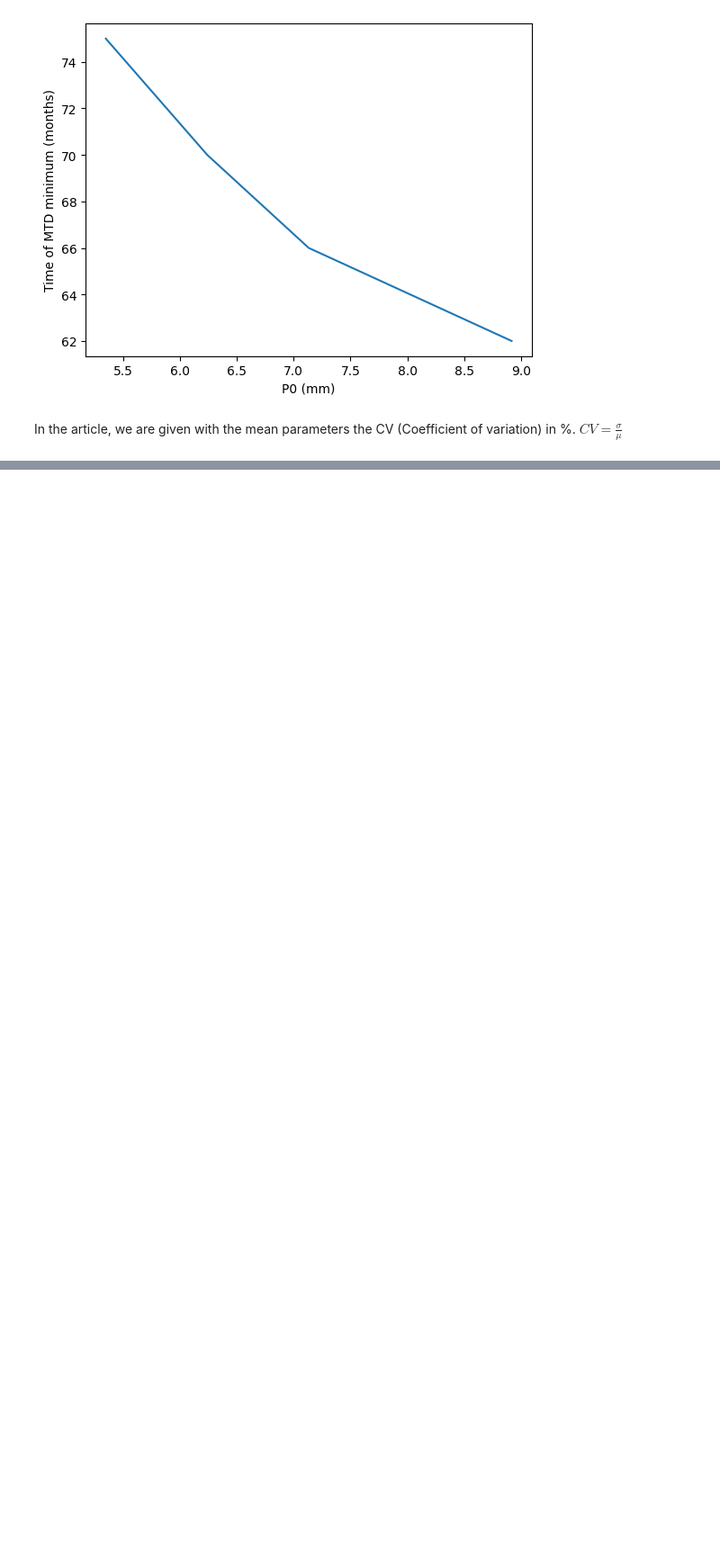
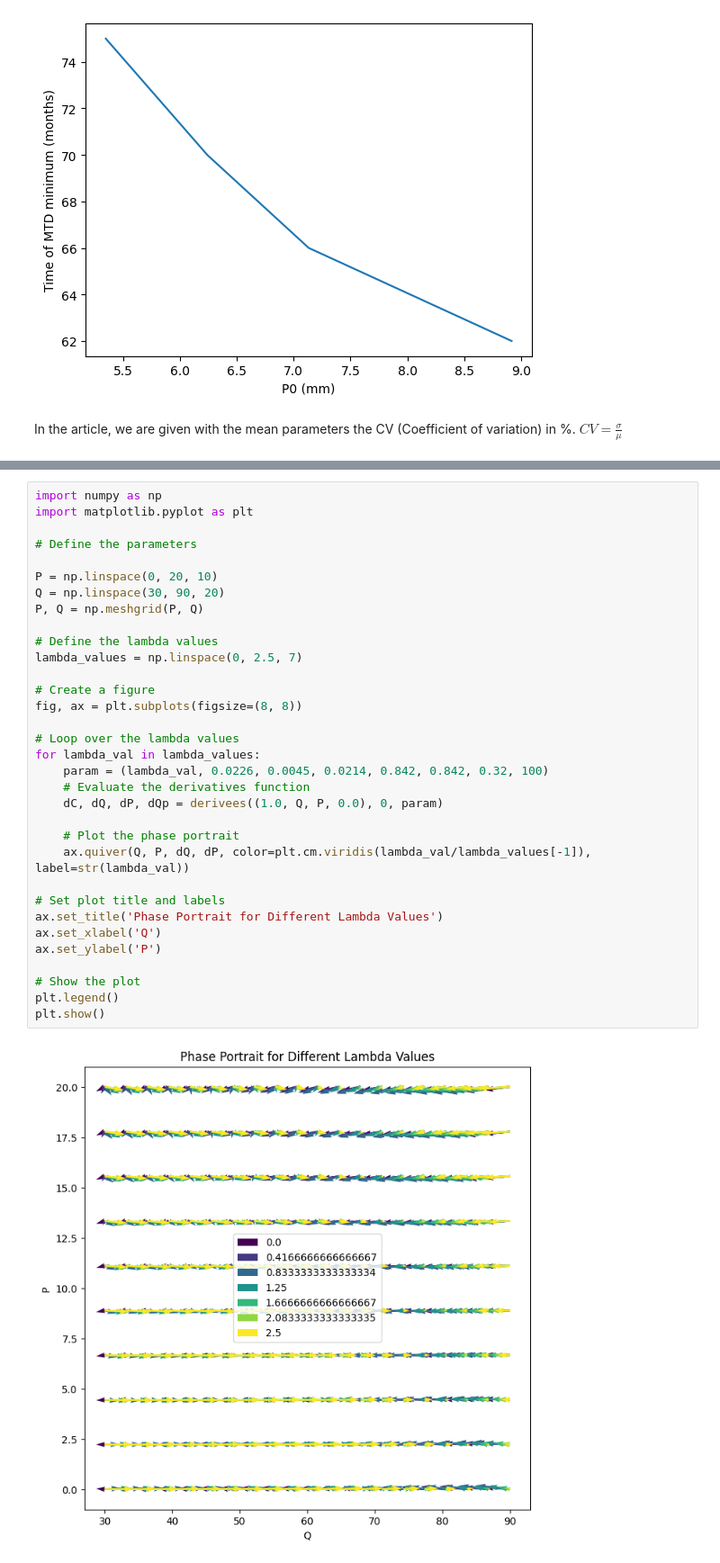
Before and after one commit to ambrejaeger/TP-M2, a Jupyter notebook: TP_parameters_exploration.ipynb, the cells around one changed output, grey strips where cells are left out. Shown at 90% size. Cells and saved outputs as stored; diff of their text form; blank space fills up the shorter version.

```diff
--- a/TP_parameters_exploration.ipynb
+++ b/TP_parameters_exploration.ipynb
@@ -150,0 +256,35 @@ In the article, we are given with the mean parameters the CV (Coefficient of var
+# %%
+import numpy as np
+import matplotlib.pyplot as plt
+
+# Define the parameters
+
+P = np.linspace(0, 20, 10)
+Q = np.linspace(30, 90, 20)
+P, Q = np.meshgrid(P, Q)
+
+# Define the lambda values
+lambda_values = np.linspace(0, 2.5, 7)
+
+# Create a figure
+fig, ax = plt.subplots(figsize=(8, 8))
+
+# Loop over the lambda values
+for lambda_val in lambda_values:
+    param = (lambda_val, 0.0226, 0.0045, 0.0214, 0.842, 0.842, 0.32, 100)
+    # Evaluate the derivatives function
+    dC, dQ, dP, dQp = derivees((1.0, Q, P, 0.0), 0, param)
+
+    # Plot the phase portrait
+    ax.quiver(Q, P, dQ, dP, color=plt.cm.viridis(lambda_val/lambda_values[-1]), label=str(lambda_val))
+
+# Set plot title and labels
+ax.set_title('Phase Portrait for Different Lambda Values')
+ax.set_xlabel('Q')
+ax.set_ylabel('P')
+
+# Show the plot
+plt.legend()
+plt.show()
+# %% [output]
+[figure, added]
```
Also changed, not shown: parts of 8 cells of this notebook, 1 other file.
